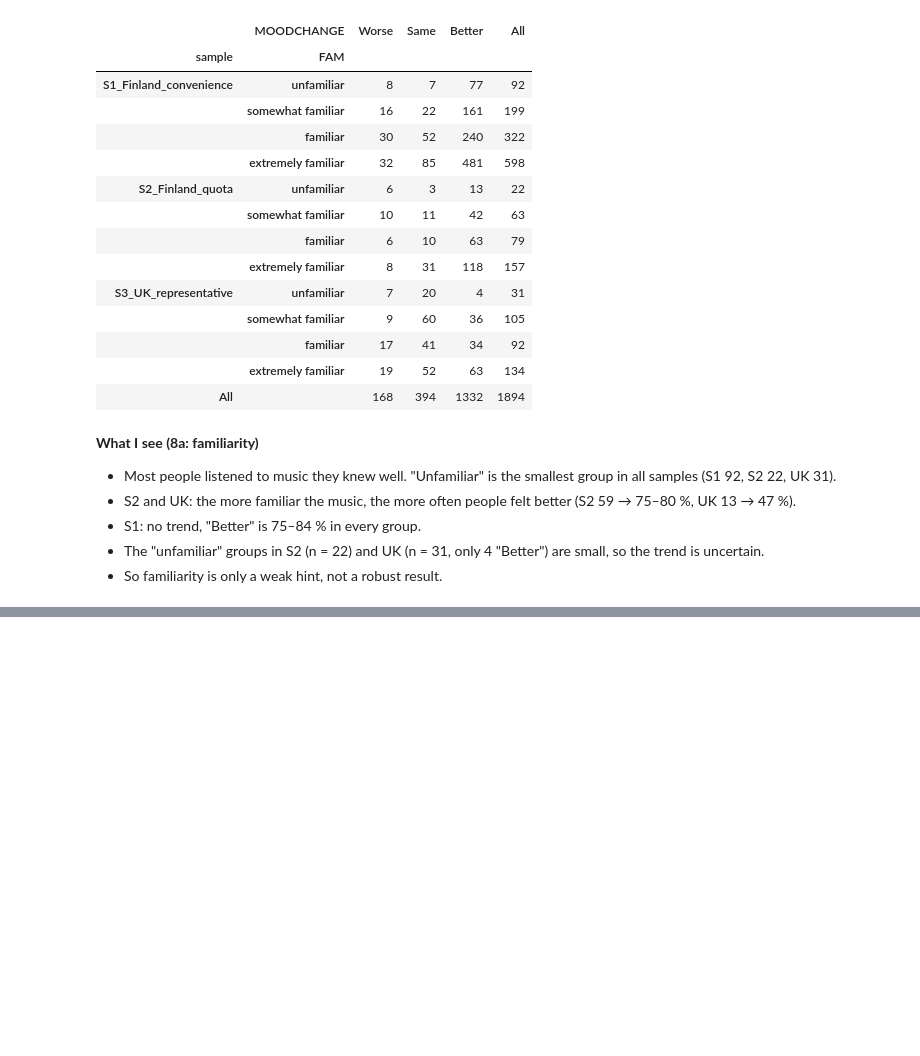
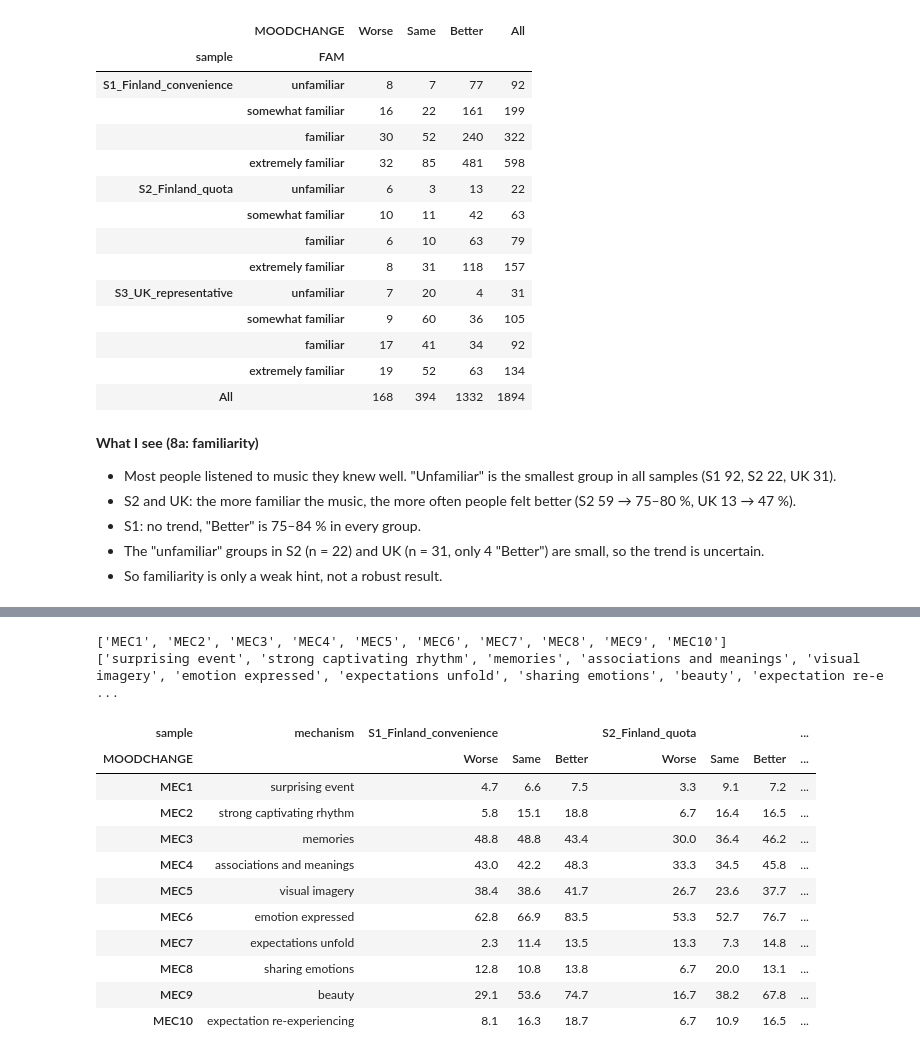
Before and after one commit to chaymaeloukili/melancholy-vs-rumination, a Jupyter notebook: notebooks/03_analysis.ipynb, the cells around one changed output, grey strips where cells are left out. Cells and saved outputs as stored; diff of their text form; code cells hidden in the pictures; blank space fills up the shorter version.

```diff
--- a/notebooks/03_analysis.ipynb
+++ b/notebooks/03_analysis.ipynb
@@ -908,0 +1033,26 @@ pd.crosstab([df['sample'], df['FAM']], df['MOODCHANGE'], margins=True)
+# %%
+mec_cols = [c for c in df.columns if c.startswith("MEC") and c[3:].isdigit()]
+mec_labels = pd.read_csv(RAW_DIR / "MEC_label.csv", header=None)[0].tolist()
+print(mec_cols)
+print(mec_labels)
+# %% [output]
+['MEC1', 'MEC2', 'MEC3', 'MEC4', 'MEC5', 'MEC6', 'MEC7', 'MEC8', 'MEC9', 'MEC10']
+['surprising event', 'strong captivating rhythm', 'memories', 'associations and meanings', 'visual imagery', 'emotion expressed', 'expectations unfold', 'sharing emotions', 'beauty', 'expectation re-e ...
+# %%
+# Share of people with each mechanism, by sample and mood change (%)
+mec_pct = (df.groupby(['sample', 'MOODCHANGE'], observed=True)[mec_cols].mean() * 100).round(1).T
+mec_pct.insert(0, ("mechanism", ""), mec_labels)
+mec_pct
+# %% [output]
+| sample | mechanism | S1_Finland_convenience |  |  | S2_Finland_quota |  |  | ... |
+| MOODCHANGE |  | Worse | Same | Better | Worse | Same | Better | ... |
+| MEC1 | surprising event | 4.7 | 6.6 | 7.5 | 3.3 | 9.1 | 7.2 | ... |
+| MEC2 | strong captivating rhythm | 5.8 | 15.1 | 18.8 | 6.7 | 16.4 | 16.5 | ... |
+| MEC3 | memories | 48.8 | 48.8 | 43.4 | 30.0 | 36.4 | 46.2 | ... |
+| MEC4 | associations and meanings | 43.0 | 42.2 | 48.3 | 33.3 | 34.5 | 45.8 | ... |
+| MEC5 | visual imagery | 38.4 | 38.6 | 41.7 | 26.7 | 23.6 | 37.7 | ... |
+| MEC6 | emotion expressed | 62.8 | 66.9 | 83.5 | 53.3 | 52.7 | 76.7 | ... |
+| MEC7 | expectations unfold | 2.3 | 11.4 | 13.5 | 13.3 | 7.3 | 14.8 | ... |
+| MEC8 | sharing emotions | 12.8 | 10.8 | 13.8 | 6.7 | 20.0 | 13.1 | ... |
+| MEC9 | beauty | 29.1 | 53.6 | 74.7 | 16.7 | 38.2 | 67.8 | ... |
+| MEC10 | expectation re-experiencing | 8.1 | 16.3 | 18.7 | 6.7 | 10.9 | 16.5 | ... |
```
Also changed, not shown: parts of 33 cells of this notebook.
